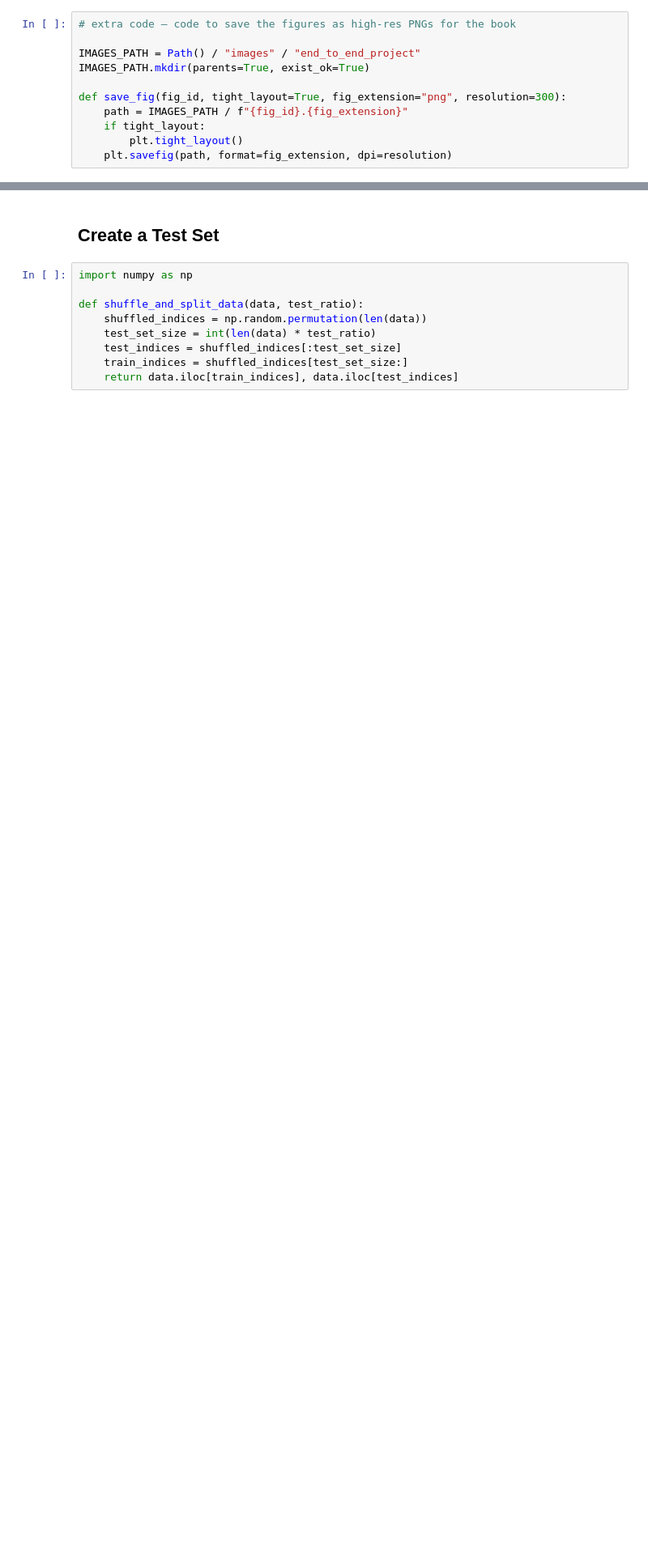
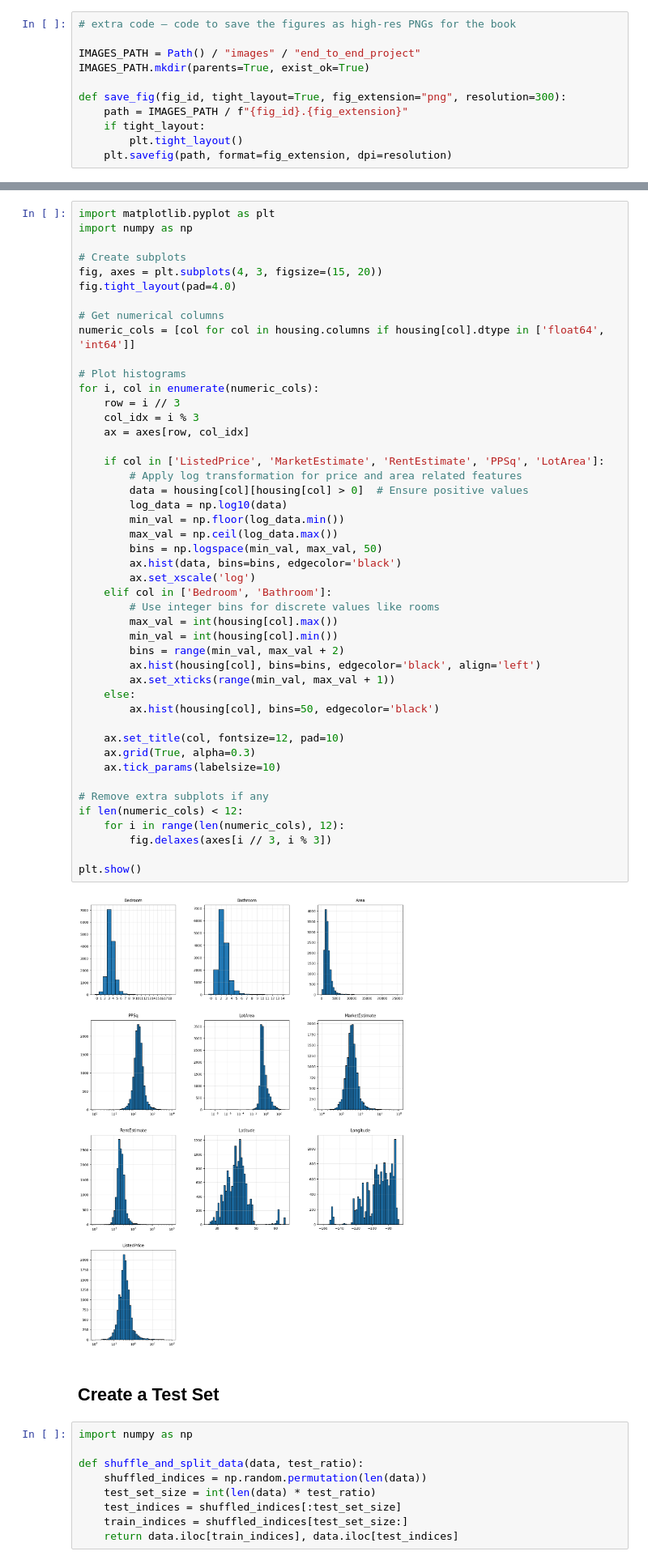
Before and after one commit to Kevin-Wang-McGill/USA-Housing-Price-Prediction, a Jupyter notebook: Housing_Price_Regression_Problem.ipynb, the cells around one changed output, grey strips where cells are left out. Shown at 81% size. Drawn from its saved outputs; the diff is of its cells as text; blank space fills up the shorter version.

```diff
--- a/Housing_Price_Regression_Problem.ipynb
+++ b/Housing_Price_Regression_Problem.ipynb
@@ -183,3 +516,51 @@ plt.show()
+# %%
+import matplotlib.pyplot as plt
+import numpy as np
+
+# Create subplots
+fig, axes = plt.subplots(4, 3, figsize=(15, 20))
+fig.tight_layout(pad=4.0)
+
+# Get numerical columns
+numeric_cols = [col for col in housing.columns if housing[col].dtype in ['float64', 'int64']]
+
+# Plot histograms
+for i, col in enumerate(numeric_cols):
+    row = i // 3
+    col_idx = i % 3
+    ax = axes[row, col_idx]
+
+    if col in ['ListedPrice', 'MarketEstimate', 'RentEstimate', 'PPSq', 'LotArea']:
+        # Apply log transformation for price and area related features
+        data = housing[col][housing[col] > 0]  # Ensure positive values
+        log_data = np.log10(data)
+        min_val = np.floor(log_data.min())
+        max_val = np.ceil(log_data.max())
+        bins = np.logspace(min_val, max_val, 50)
+        ax.hist(data, bins=bins, edgecolor='black')
+        ax.set_xscale('log')
+    elif col in ['Bedroom', 'Bathroom']:
+        # Use integer bins for discrete values like rooms
+        max_val = int(housing[col].max())
+        min_val = int(housing[col].min())
+        bins = range(min_val, max_val + 2)
+        ax.hist(housing[col], bins=bins, edgecolor='black', align='left')
+        ax.set_xticks(range(min_val, max_val + 1))
+    else:
+        ax.hist(housing[col], bins=50, edgecolor='black')
+
+    ax.set_title(col, fontsize=12, pad=10)
+    ax.grid(True, alpha=0.3)
+    ax.tick_params(labelsize=10)
+
+# Remove extra subplots if any
+if len(numeric_cols) < 12:
+    for i in range(len(numeric_cols), 12):
+        fig.delaxes(axes[i // 3, i % 3])
+
+plt.show()
+# %% [output]
+[figure, added]
 # %% [markdown]
 ## Create a Test Set
 # %%
```
Also changed, not shown: parts of 186 cells of this notebook.
